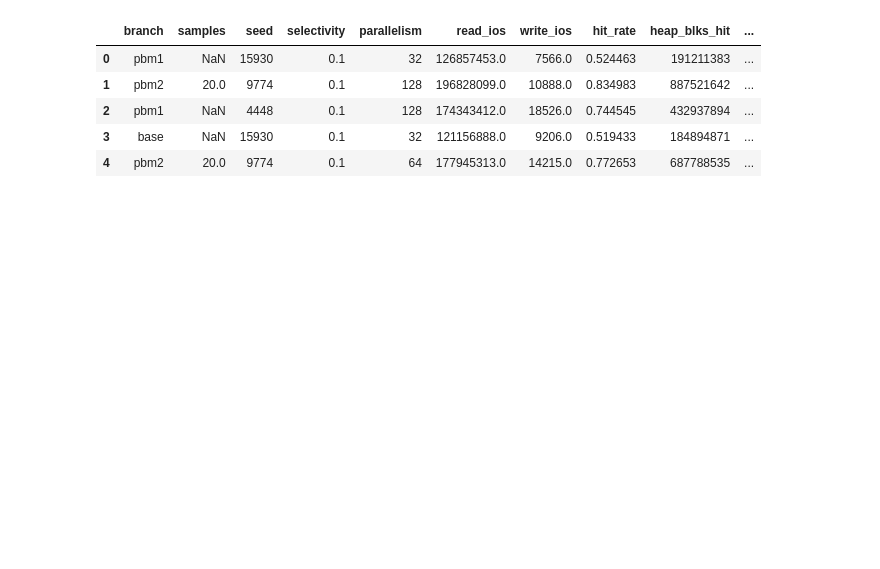
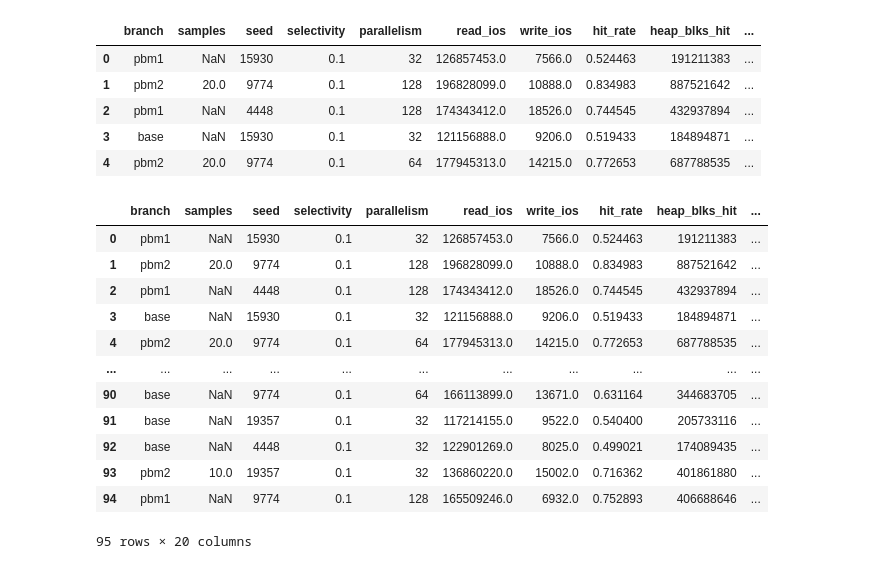
Before and after one commit to serene-lamport/postgresql-test-scripts, a Jupyter notebook: stacked.ipynb, the cells around one changed output. Cells and saved outputs as stored; diff of their text form; code cells hidden in the pictures; blank space fills up the shorter version.

```diff
--- a/stacked.ipynb
+++ b/stacked.ipynb
@@ -19,3 +38,19 @@ df['total_gb'] = df['total_processed_blks'] * 8 / (2 ** 20)
+# %%
+df
+# %% [output]
+|  | branch | samples | seed | selectivity | parallelism | read_ios | write_ios | hit_rate | heap_blks_hit | ... |
+| 0 | pbm1 | NaN | 15930 | 0.1 | 32 | 126857453.0 | 7566.0 | 0.524463 | 191211383 | ... |
+| 1 | pbm2 | 20.0 | 9774 | 0.1 | 128 | 196828099.0 | 10888.0 | 0.834983 | 887521642 | ... |
+| 2 | pbm1 | NaN | 4448 | 0.1 | 128 | 174343412.0 | 18526.0 | 0.744545 | 432937894 | ... |
+| 3 | base | NaN | 15930 | 0.1 | 32 | 121156888.0 | 9206.0 | 0.519433 | 184894871 | ... |
+| 4 | pbm2 | 20.0 | 9774 | 0.1 | 64 | 177945313.0 | 14215.0 | 0.772653 | 687788535 | ... |
+| ... | ... | ... | ... | ... | ... | ... | ... | ... | ... | ... |
+| 90 | base | NaN | 9774 | 0.1 | 64 | 166113899.0 | 13671.0 | 0.631164 | 344683705 | ... |
+| 91 | base | NaN | 19357 | 0.1 | 32 | 117214155.0 | 9522.0 | 0.540400 | 205733116 | ... |
+| 92 | base | NaN | 4448 | 0.1 | 32 | 122901269.0 | 8025.0 | 0.499021 | 174089435 | ... |
+| 93 | pbm2 | 10.0 | 19357 | 0.1 | 32 | 136860220.0 | 15002.0 | 0.716362 | 401861880 | ... |
+| 94 | pbm1 | NaN | 9774 | 0.1 | 128 | 165509246.0 | 6932.0 | 0.752893 | 406688646 | ... |
+95 rows × 20 columns
 # %%
 import matplotlib.pyplot as plt
 
```
Also changed, not shown: parts of 5 cells of this notebook, 5 other files.
